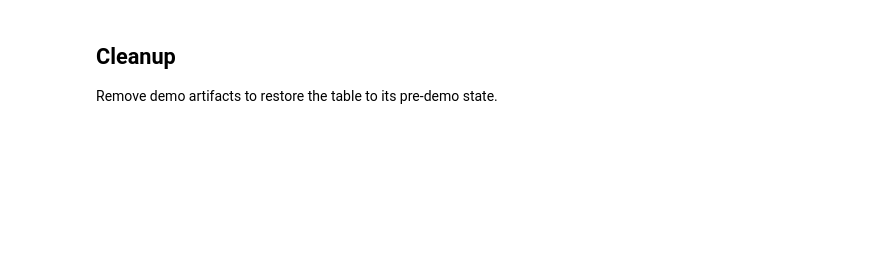
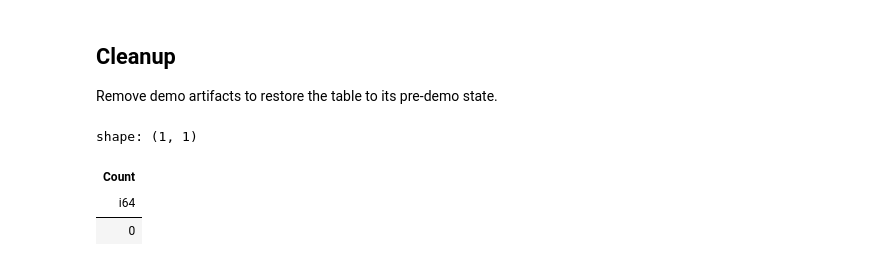
Before and after one commit to montanarograziano/ducklake_playground, a Jupyter notebook: notebooks/conference_demo.ipynb, the cells around one changed output. Saved outputs shown, nothing was run; the diff lists cells and outputs as text; code cells hidden in the pictures; blank space fills up the shorter version.

```diff
--- a/notebooks/conference_demo.ipynb
+++ b/notebooks/conference_demo.ipynb
@@ -249,7 +406,12 @@ con.execute(f"""
 Remove demo artifacts to restore the table to its pre-demo state.
 # %%
 # Uncomment and run after the presentation:
-# con.execute(f"DELETE FROM {fq} WHERE id IN (900000001, 900000002, 999999999)")
+con.execute(f"DELETE FROM {fq} WHERE id IN (900000001, 900000002, 999999999)").pl()
 # print("Demo rows removed.")
+# %% [output]
+shape: (1, 1)
+| Count |
+| i64 |
+| 0 |
 # %%
 # engine.close()
```
Also changed, not shown: parts of 24 cells of this notebook, 1 other file.
